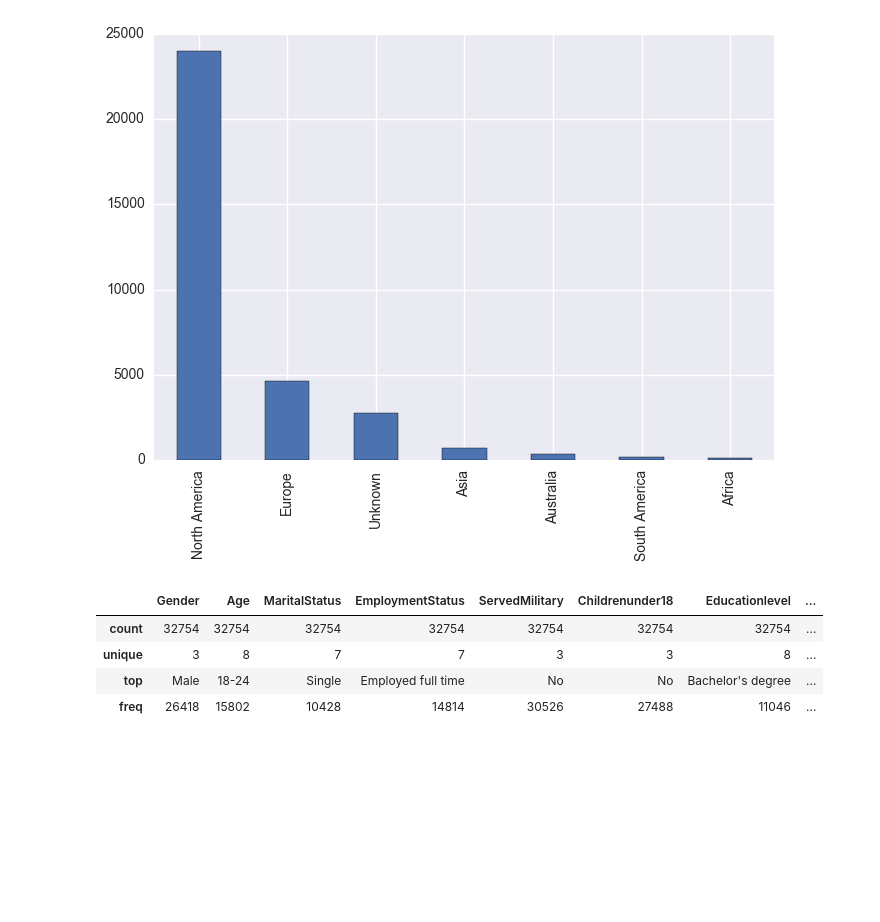
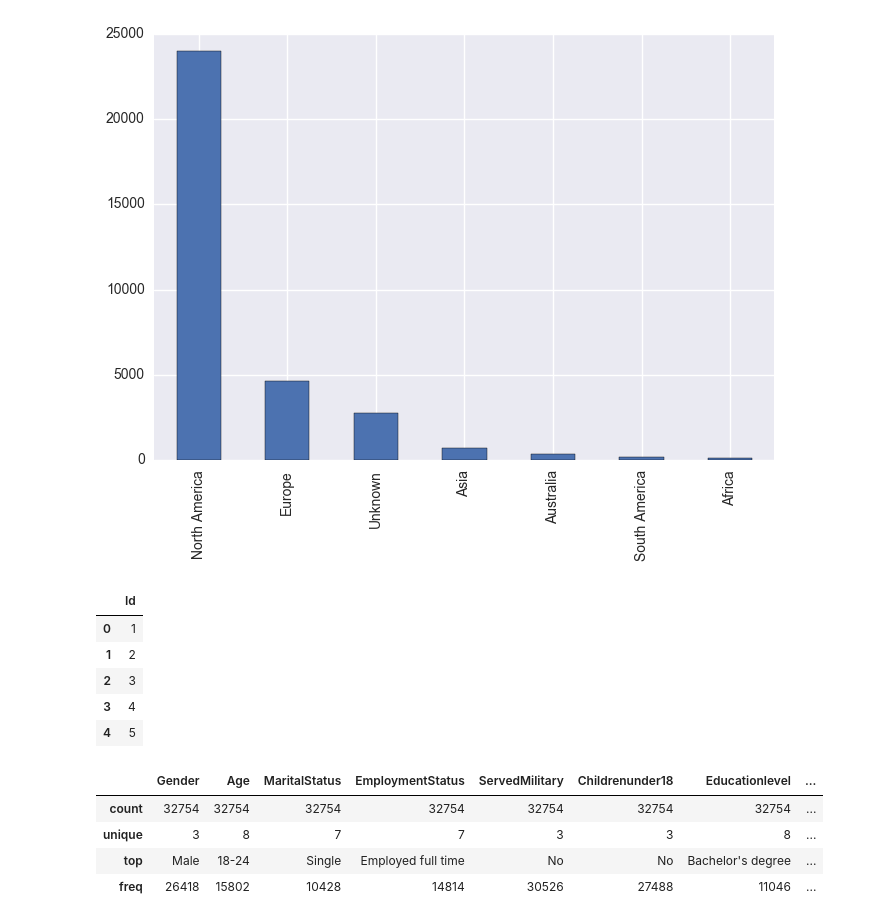
Before and after one commit to megha25/RedittSurveyAssignment, a Jupyter notebook: Reddit Survey Assignment EDA.ipynb, the cells around one changed output. Cells and saved outputs as stored; diff of their text form; code cells hidden in the pictures; blank space fills up the shorter version.

```diff
--- a/Reddit Survey Assignment EDA.ipynb
+++ b/Reddit Survey Assignment EDA.ipynb
@@ -665,3 +662,14 @@ from sklearn.metrics import roc_auc_score
+# %%
+#select only the variables that are not "object" datatypes.
+numeric_variables = list(df.dtypes[df.dtypes != "object"].index)
+df[numeric_variables].head()
+# %% [output]
+|  | Id |
+| 0 | 1 |
+| 1 | 2 |
+| 2 | 3 |
+| 3 | 4 |
+| 4 | 5 |
 # %%
 def describe_categorical(df):
     from IPython.display import display, HTML
```
Also changed, not shown: parts of 27 cells of this notebook.
